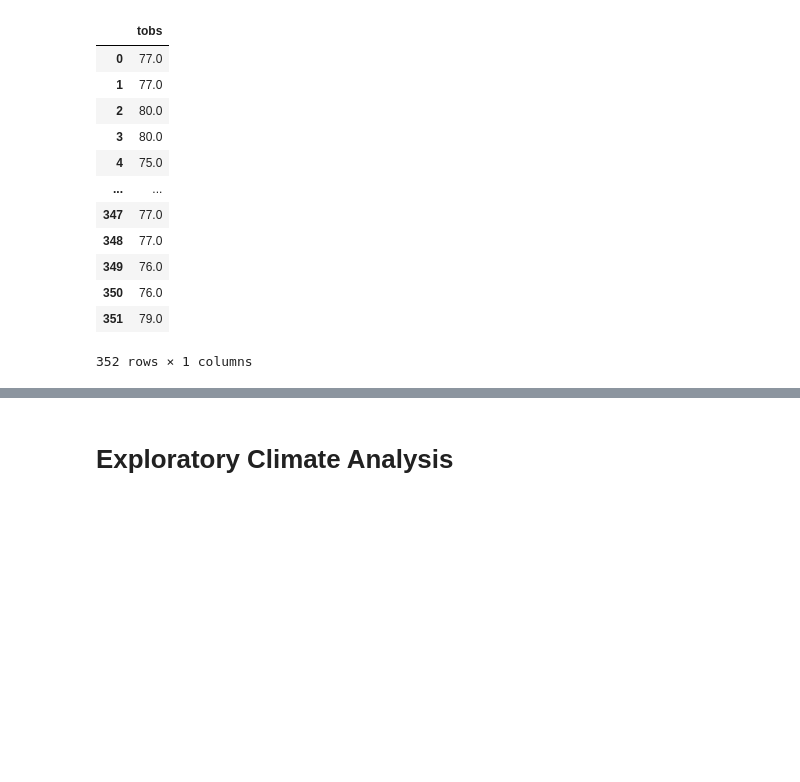
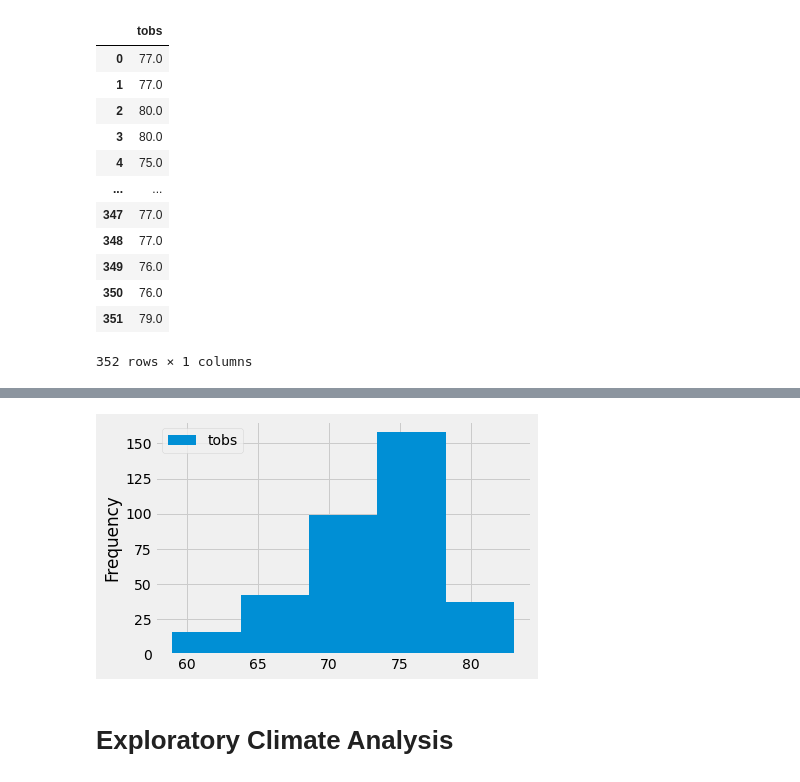
Before and after one commit to Govind-Patwal/My_Testing_Corner_at_GitHub, a Jupyter notebook: Test_Module9_Surfs_up/climate_analysis.ipynb, the cells around one changed output, grey strips where cells are left out. Cells and saved outputs as stored; diff of their text form; code cells hidden in the pictures; blank space fills up the shorter version.

```diff
--- a/Test_Module9_Surfs_up/climate_analysis.ipynb
+++ b/Test_Module9_Surfs_up/climate_analysis.ipynb
@@ -199,3 +199,8 @@ plt.tight_layout()
+# %%
+df.plot.hist(bins=5)
+plt.show()
+# %% [output]
+[figure, added]
 # %%
 # reflect an existing database into a new model
 
```
Also changed, not shown: parts of 2 cells of this notebook.
